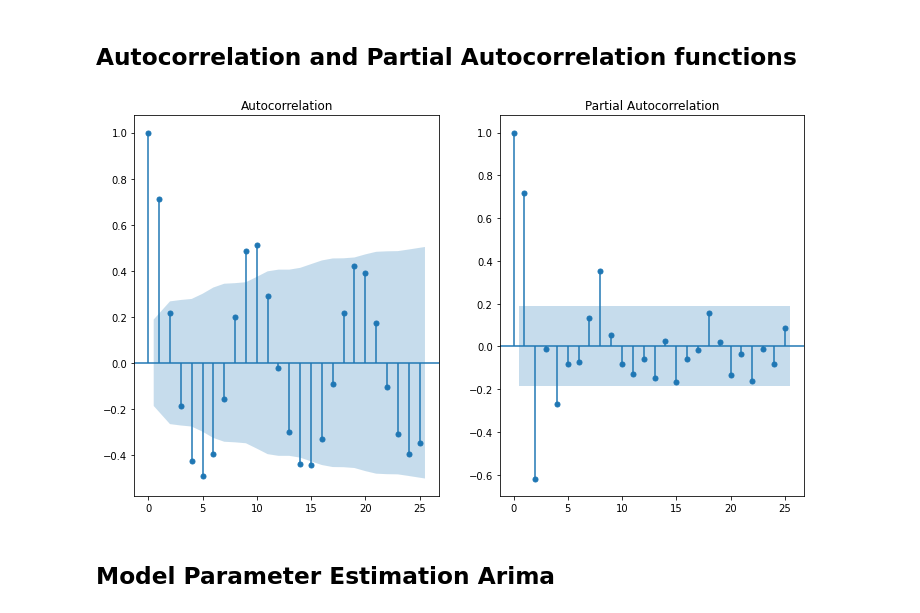
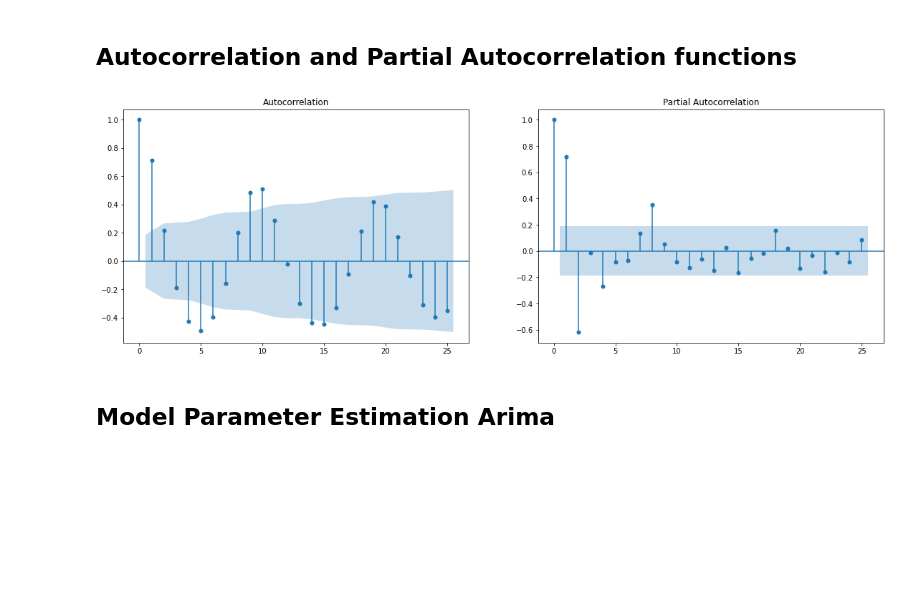
Before and after one commit to manepiliposyan/timeseries, a Jupyter notebook: Analysis.ipynb, the cells around one changed output. Drawn from its saved outputs; the diff is of its cells as text; code cells hidden in the pictures; blank space fills up the shorter version.

```diff
--- a/Analysis.ipynb
+++ b/Analysis.ipynb
@@ -167,13 +141,13 @@ Null hypotesis is rejected, the data is stationary
 ## Autocorrelation and Partial Autocorrelation functions
 # %%
 
-fix, ax = plt.subplots(1, 2, figsize=(12, 7))
+fix, ax = plt.subplots(1, 2, figsize=(19, 6))
 
 lags = 25
 sm.graphics.tsa.plot_acf(lynx_train.value.squeeze(), ax =ax[0], lags=lags);
 sm.graphics.tsa.plot_pacf(lynx_train.value, ax=ax[1], lags=lags);
 # %% [output]
-[figure, old version]
+[figure, new version]
 # %% [markdown]
 ## Model Parameter Estimation Arima
 # %%
```
Also changed, not shown: parts of 22 cells of this notebook, 3 other files.
